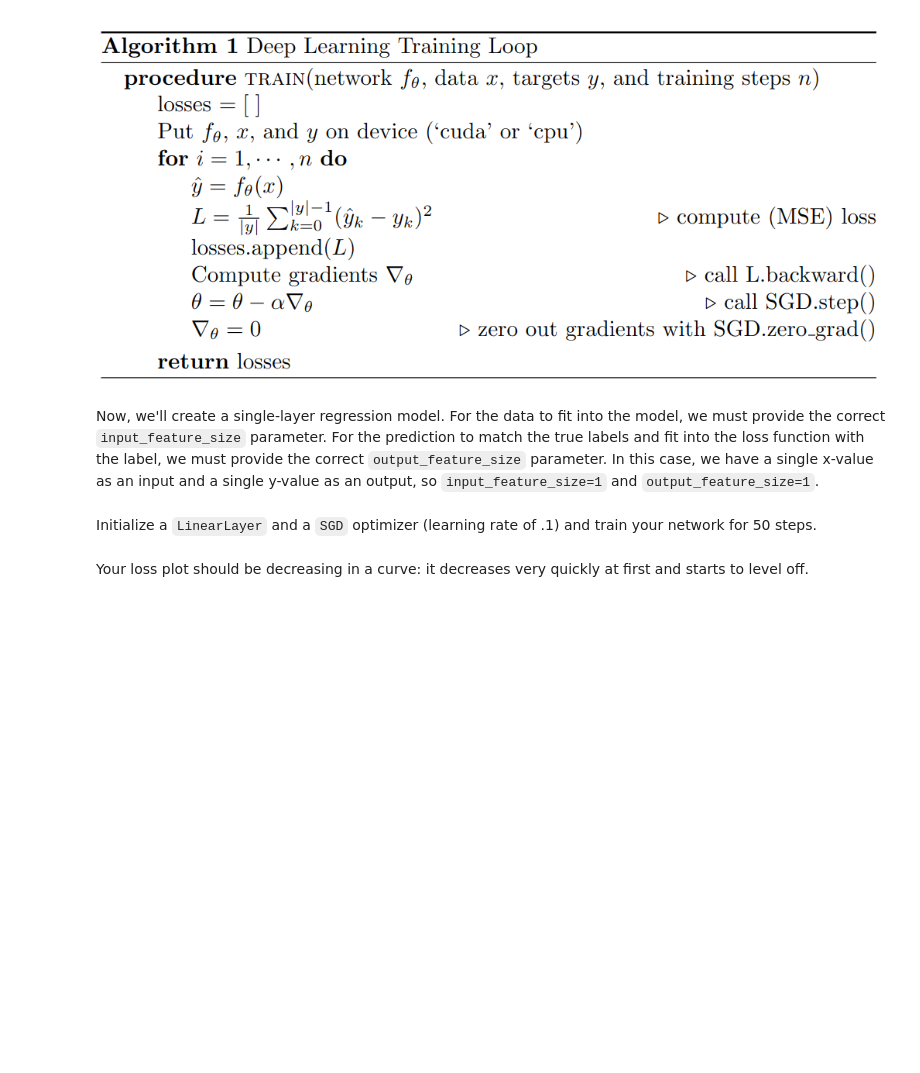
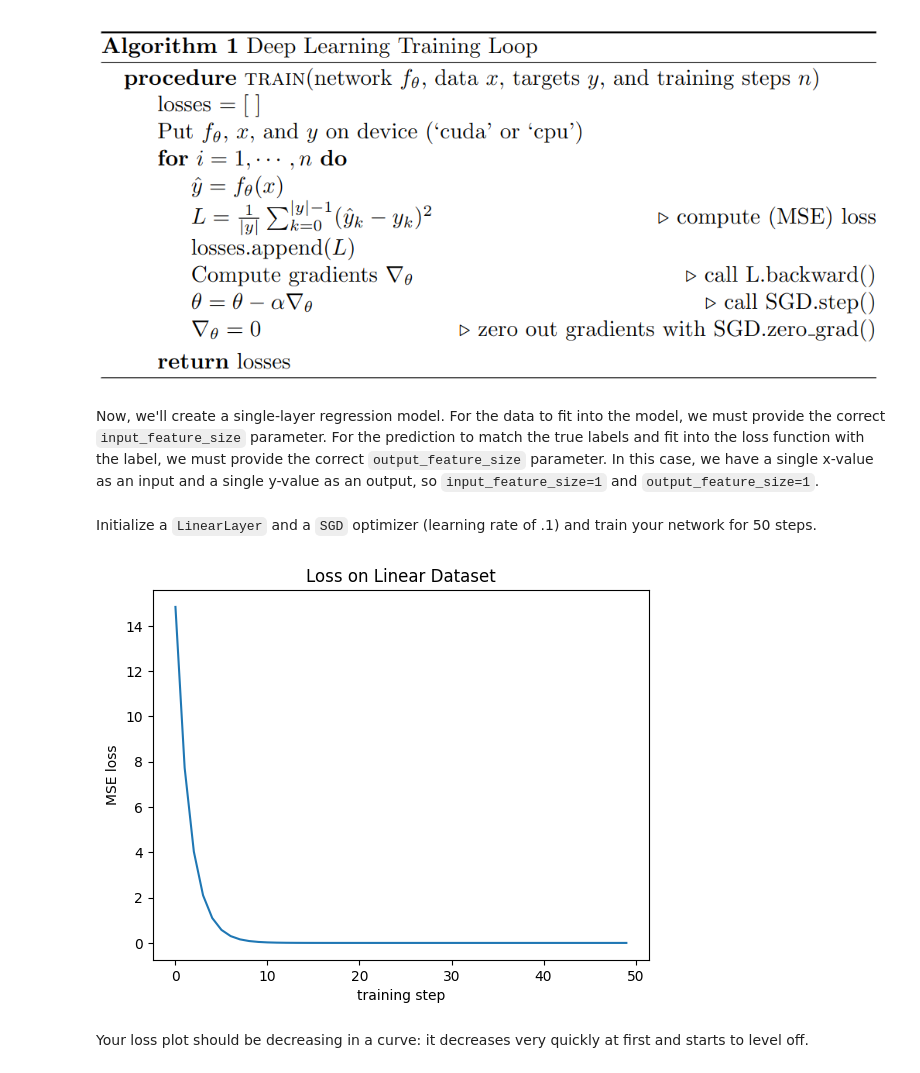
Before and after one commit to sethfrand/DeepLearning-CS474-, a Jupyter notebook: lab2_modules_training.ipynb, the cells around one changed output. Drawn from its saved outputs; the diff is of its cells as text; code cells hidden in the pictures; blank space fills up the shorter version.

```diff
--- a/lab2_modules_training.ipynb
+++ b/lab2_modules_training.ipynb
@@ -261,3 +298,13 @@ class LinearLayer(nn.Module):
+# %%
+class LinearLayer(nn.Module):
+    def __init__(self, input_feature_size, output_feature_size):
+        super().__init__()
+        self.weight = nn.Parameter(torch.zeros(input_feature_size, output_feature_size))
+        self.weight = nn.init.xavier_uniform_(self.weight)
+        self.bias = nn.Parameter(torch.zeros(output_feature_size))
+        self.bias = nn.init.uniform_(self.bias, -1, 1)
+    def forward(self, x):
+        return (x @ self.weight) + self.bias
 # %% [markdown]
 Execute the code below to assert that your functionality works correctly.
 # %%
@@ -288,22 +335,24 @@ Now that we have `LinearLayer` built, let's create an `SGD` optimizer that will
 class SGD:
     def __init__(self, parameters, lr):
         # TODO: Store the parameters. Note that parameters could either be a list of Tensors or a generator, so you should cast parameters as a list before setting it to self.parameters.
-        pass
+        self.parameters = list(parameters)
         # TODO: Store the learning rate.
-        pass
+        self.lr = lr
 
     def zero_grad(self):
         """
         To avoid gradients from accumulating let zero_grad() zero out all the gradients in self.parameters
         """
-        pass
+        for parameter in self.parameters:
+            parameter.grad = None
 
     def step(self):
         """
         This is where you will take you gradient steps for each of your parameters.
         Remember to use '.data', subtract the gradients, and use your learning rate
         """
-        pass
+        for parameter in self.parameters:
+            parameter.data -= parameter.grad * self.lr
 # %% [markdown]
 Execute the cell below to test that your implementation works correctly.
 # %%
@@ -336,7 +385,7 @@ Do **not** use a for loop in your implementation, use `torch.mean()` instead.
 You can use `nn.functional.mse_loss()` to validate your implementation works.
 # %%
 def mse_loss(y_hat, y):
-    pass
+    return torch.mean((y_hat - y) ** 2)
 # %% [markdown]
 Now that we have the necessary components to learn linear regression, let's generate some data.
 # %%
@@ -365,17 +414,35 @@ def train(network, optimizer, x, y, training_steps):
+# %%
+def train(network, optimizer, x, y, training_steps):
+    # TODO: Implement training loop
+    x.to("cuda")
+    y.to("cuda")
+    losses = []
+    for i in range(training_steps):
+      loss = mse_loss(network(x), y)
+      optimizer.zero_grad()
+      loss.backward()
+      optimizer.step()
+      losses.append(loss.item())
+    return losses
 # %% [markdown]
 Now, we'll create a single-layer regression model. For the data to fit into the model, we must provide the correct `input_feature_size` parameter. For the prediction to match the true labels and fit into the loss function with the label, we must provide the correct `output_feature_size` parameter. In this case, we have a single x-value as an input and a single y-value as an output, so `input_feature_size=1` and `output_feature_size=1`.
 # %% [markdown]
 Initialize a `LinearLayer` and a `SGD` optimizer (learning rate of .1) and train your network for 50 steps.
 # %%
 # TODO: Initialize a LinearLayer
-linear_network = None
+linear_network = LinearLayer(input_feature_size=1, output_feature_size=1)
 
 # TODO: Initialize an SGD Optimizer with a learning rate of .1
+optimizer = SGD(linear_network.parameters(), lr=0.1)
 
 # TODO: Train linear_network for 50 steps using your train function, store your training losses in `train_losses` for plotting
-train_losses = None
+train_losses = train(linear_network, optimizer,linear_x,linear_y,training_steps=50)
+
+# Plot your losses
 
 plot_loss(train_losses, title="Loss on Linear Dataset")
+# %% [output]
+[figure, added]
 # %% [markdown]
 Your loss plot should be decreasing in a curve: it decreases very quickly at first and starts to level off.
 # %%
```
Also changed, not shown: parts of 20 cells of this notebook.
